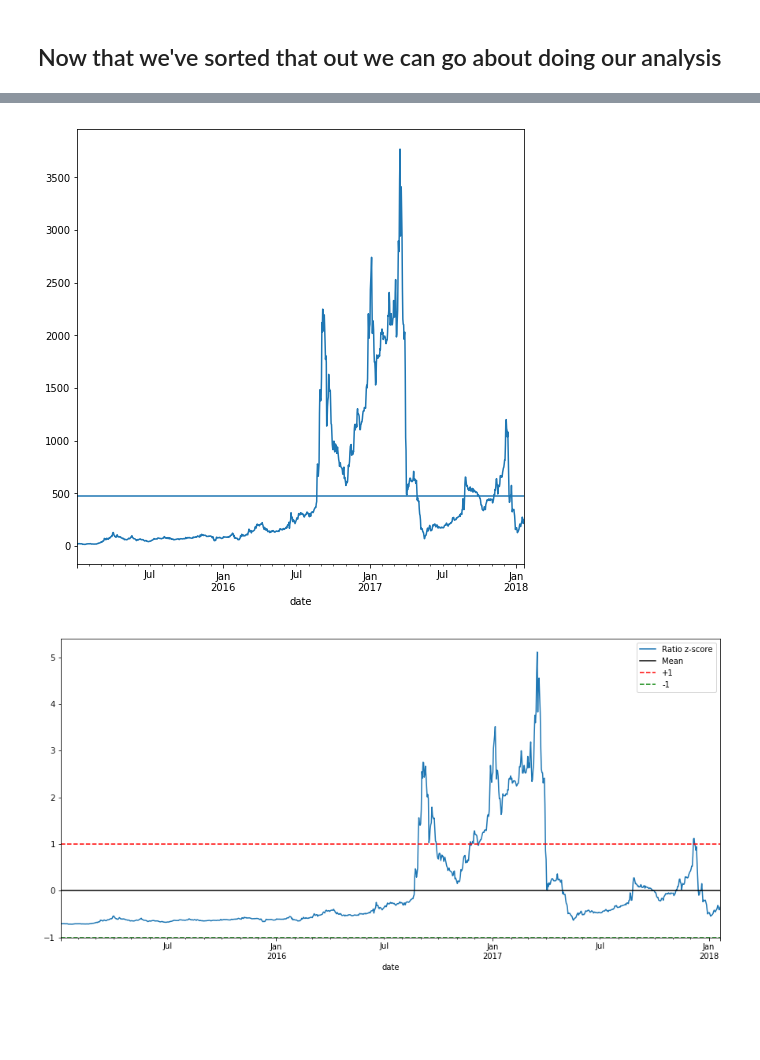
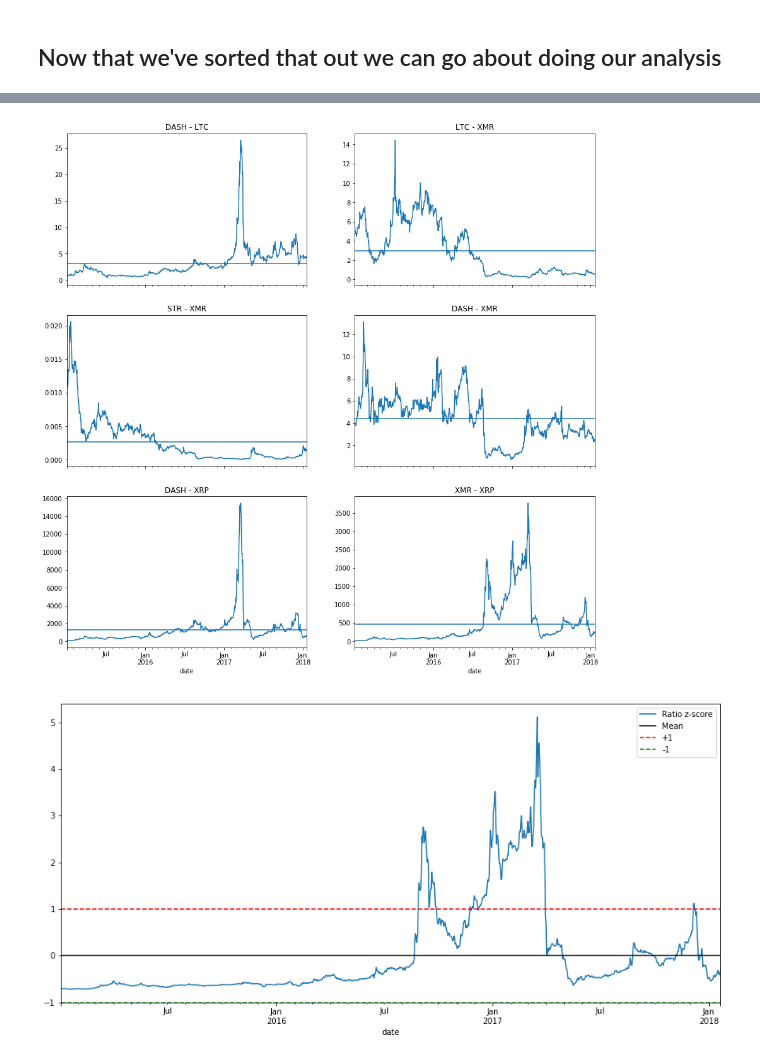
Before and after one commit to eliekawerk/trading, a Jupyter notebook: Crypto_pair_trading.ipynb, the cells around one changed output, grey strips where cells are left out. Cells and saved outputs as stored; diff of their text form; code cells hidden in the pictures; blank space fills up the shorter version.

```diff
--- a/Crypto_pair_trading.ipynb
+++ b/Crypto_pair_trading.ipynb
@@ -188,20 +203,12 @@ print pairs
 # %%
-# f, axs = plt.subplots(3,2)
+f, axs = plt.subplots(3,2, sharex=True)
 
-# for i, pair in  enumerate(pairs):
-#     for col in range(2):
-#         S1 =  combined_df[pair[0]]
-#         S2 =  combined_df[pair[1]]
-#         score, pvalue, _ = coint(S1, S2)
-#         ratios = S1 / S2
-#         print type(ratios)
-#         ratios.plot(figsize=(10,10), ax=axs(i/3, col))
+for i, pair in  enumerate(pairs):
+    S1 =  combined_df[pair[0]]
+    S2 =  combined_df[pair[1]]
+    score, pvalue, _ = coint(S1, S2)
+    ratios = S1 / S2
+    ratios.plot(figsize=(15,15), ax=axs[i%3, i%2],title='{} - {}'.format(pair[0], pair[1]))
+    axs[i%3, i%2].axhline(ratios.mean())
+# %% [output]
+[figure, added]
-# %%
-S1 = combined_df[pairs[5][0]]
-S2 = combined_df[pairs[5][1]]
-score, pvalue, _ = coint(S1, S2)
-ratios = S1 / S2
-ratios.plot(figsize=(8,8))
-plt.axhline(ratios.mean());
-# %% [output]
-[figure, removed]
```
Also changed, not shown: parts of 8 cells of this notebook, 4 other files.
